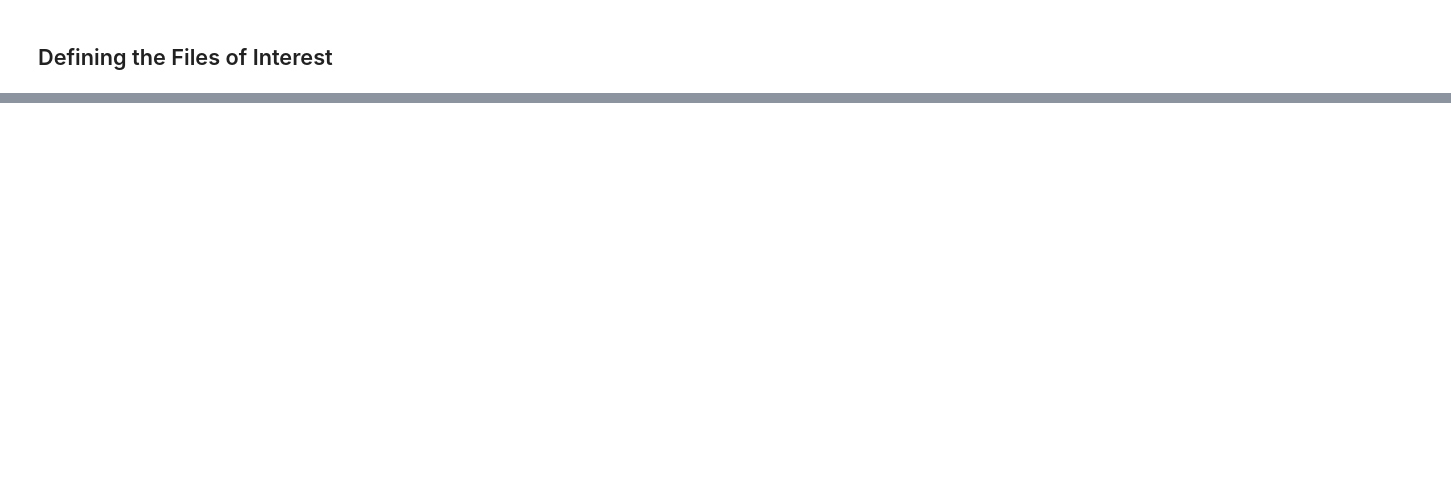
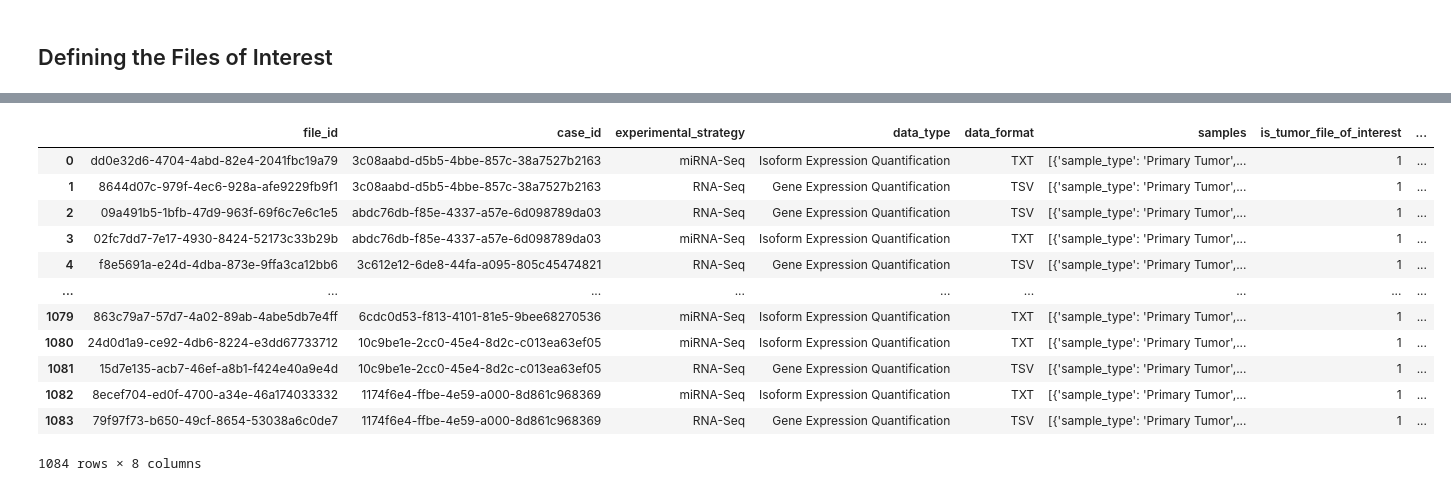
Before and after one commit to MylenaRoberta/pan-cancer-analysis, a Jupyter notebook: notebooks/01_tcga-brca/01_brca-metadata-preprocessing.ipynb, the cells around one changed output, grey strips where cells are left out. Saved outputs shown, nothing was run; the diff lists cells and outputs as text; code cells hidden in the pictures; blank space fills up the shorter version.

```diff
--- a/notebooks/01_tcga-brca/01_brca-metadata-preprocessing.ipynb
+++ b/notebooks/01_tcga-brca/01_brca-metadata-preprocessing.ipynb
@@ -630,0 +676,28 @@ df_files
+# %%
+# Create the files of interest metadata DataFrame
+df_files_of_interest = df_files \
+    .query('is_file_of_interest == 1') \
+    .drop(columns=['is_file_of_interest']) \
+    .reset_index(drop=True)
+
+# Store the files of interest metadata DataFrame in a CSV file
+df_files_of_interest.to_csv(
+    BRCA_INTERIM_FILE_PATHS['files-of-interest'], index=False
+)
+# %%
+# Print the files of interest metadata DataFrame
+df_files_of_interest
+# %% [output]
+|  | file_id | case_id | experimental_strategy | data_type | data_format | samples | is_tumor_file_of_interest | ... |
+| 0 | dd0e32d6-4704-4abd-82e4-2041fbc19a79 | 3c08aabd-d5b5-4bbe-857c-38a7527b2163 | miRNA-Seq | Isoform Expression Quantification | TXT | [{'sample_type': 'Primary Tumor',... | 1 | ... |
+| 1 | 8644d07c-979f-4ec6-928a-afe9229fb9f1 | 3c08aabd-d5b5-4bbe-857c-38a7527b2163 | RNA-Seq | Gene Expression Quantification | TSV | [{'sample_type': 'Primary Tumor',... | 1 | ... |
+| 2 | 09a491b5-1bfb-47d9-963f-69f6c7e6c1e5 | abdc76db-f85e-4337-a57e-6d098789da03 | RNA-Seq | Gene Expression Quantification | TSV | [{'sample_type': 'Primary Tumor',... | 1 | ... |
+| 3 | 02fc7dd7-7e17-4930-8424-52173c33b29b | abdc76db-f85e-4337-a57e-6d098789da03 | miRNA-Seq | Isoform Expression Quantification | TXT | [{'sample_type': 'Primary Tumor',... | 1 | ... |
+| 4 | f8e5691a-e24d-4dba-873e-9ffa3ca12bb6 | 3c612e12-6de8-44fa-a095-805c45474821 | RNA-Seq | Gene Expression Quantification | TSV | [{'sample_type': 'Primary Tumor',... | 1 | ... |
+| ... | ... | ... | ... | ... | ... | ... | ... | ... |
+| 1079 | 863c79a7-57d7-4a02-89ab-4abe5db7e4ff | 6cdc0d53-f813-4101-81e5-9bee68270536 | miRNA-Seq | Isoform Expression Quantification | TXT | [{'sample_type': 'Primary Tumor',... | 1 | ... |
+| 1080 | 24d0d1a9-ce92-4db6-8224-e3dd67733712 | 10c9be1e-2cc0-45e4-8d2c-c013ea63ef05 | miRNA-Seq | Isoform Expression Quantification | TXT | [{'sample_type': 'Primary Tumor',... | 1 | ... |
+| 1081 | 15d7e135-acb7-46ef-a8b1-f424e40a9e4d | 10c9be1e-2cc0-45e4-8d2c-c013ea63ef05 | RNA-Seq | Gene Expression Quantification | TSV | [{'sample_type': 'Primary Tumor',... | 1 | ... |
+| 1082 | 8ecef704-ed0f-4700-a34e-46a174033332 | 1174f6e4-ffbe-4e59-a000-8d861c968369 | miRNA-Seq | Isoform Expression Quantification | TXT | [{'sample_type': 'Primary Tumor',... | 1 | ... |
+| 1083 | 79f97f73-b650-49cf-8654-53038a6c0de7 | 1174f6e4-ffbe-4e59-a000-8d861c968369 | RNA-Seq | Gene Expression Quantification | TSV | [{'sample_type': 'Primary Tumor',... | 1 | ... |
+1084 rows × 8 columns
```
Also changed, not shown: parts of 14 cells of this notebook, 5 other files.
